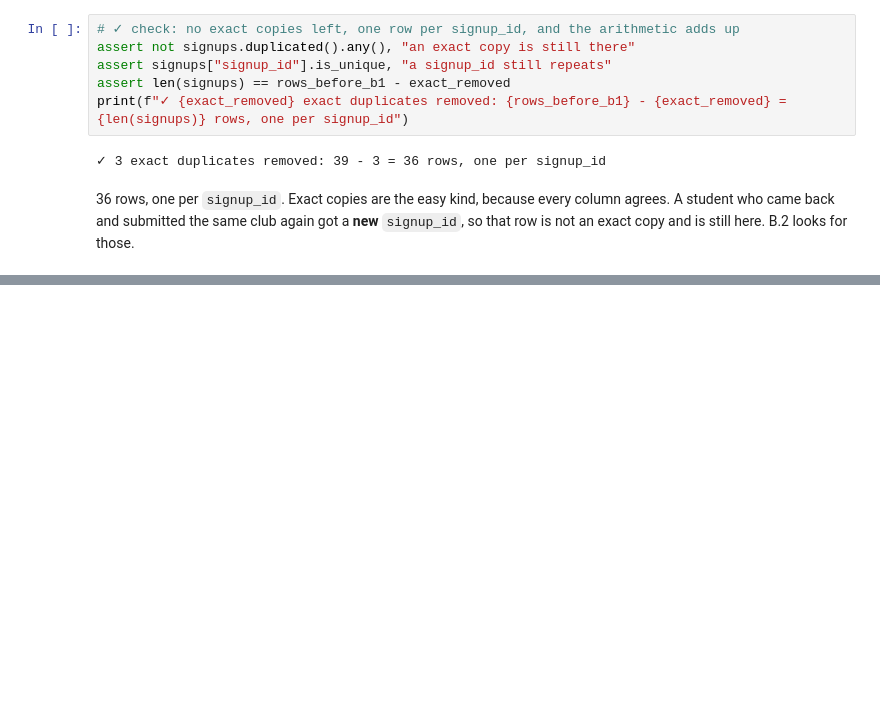
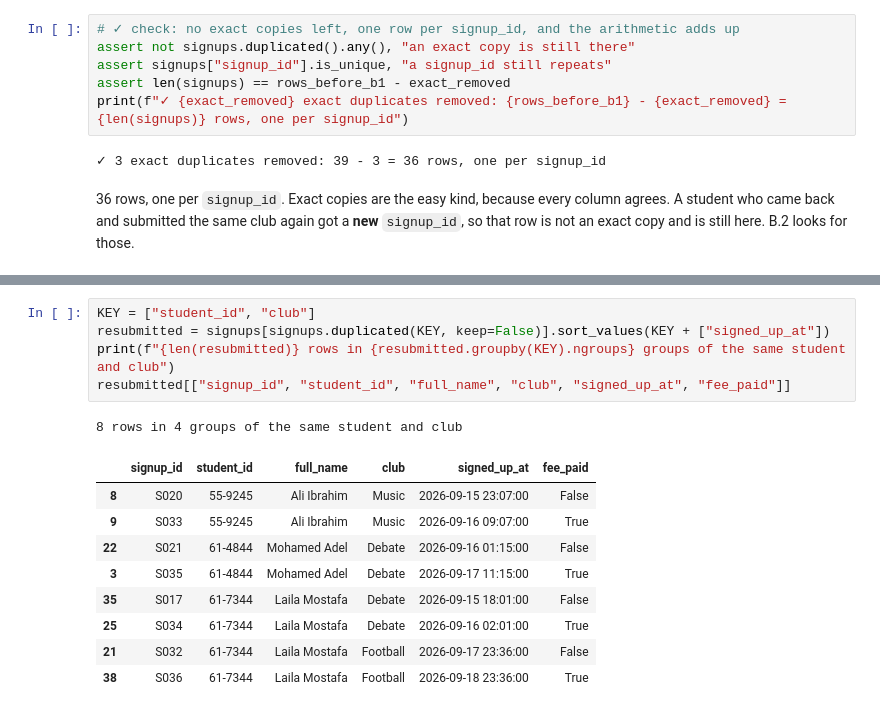
Before and after one commit to DanEhab/daniel-ehab_58-3825_MET-02_task1, a Jupyter notebook: task1.ipynb, the cells around one changed output, grey strips where cells are left out. Drawn from its saved outputs; the diff is of its cells as text; blank space fills up the shorter version.

Commit message:
Part B.2-B.3: keep the latest sign-up per student and club

```diff
--- a/task1.ipynb
+++ b/task1.ipynb
@@ -493,0 +500,16 @@ print(f"✓ {exact_removed} exact duplicates removed: {rows_before_b1} - {exact_
+# %%
+KEY = ["student_id", "club"]
+resubmitted = signups[signups.duplicated(KEY, keep=False)].sort_values(KEY + ["signed_up_at"])
+print(f"{len(resubmitted)} rows in {resubmitted.groupby(KEY).ngroups} groups of the same student and club")
+resubmitted[["signup_id", "student_id", "full_name", "club", "signed_up_at", "fee_paid"]]
+# %% [output]
+8 rows in 4 groups of the same student and club
+|  | signup_id | student_id | full_name | club | signed_up_at | fee_paid |
+| 8 | S020 | 55-9245 | Ali Ibrahim | Music | 2026-09-15 23:07:00 | False |
+| 9 | S033 | 55-9245 | Ali Ibrahim | Music | 2026-09-16 09:07:00 | True |
+| 22 | S021 | 61-4844 | Mohamed Adel | Debate | 2026-09-16 01:15:00 | False |
+| 3 | S035 | 61-4844 | Mohamed Adel | Debate | 2026-09-17 11:15:00 | True |
+| 35 | S017 | 61-7344 | Laila Mostafa | Debate | 2026-09-15 18:01:00 | False |
+| 25 | S034 | 61-7344 | Laila Mostafa | Debate | 2026-09-16 02:01:00 | True |
+| 21 | S032 | 61-7344 | Laila Mostafa | Football | 2026-09-17 23:36:00 | False |
+| 38 | S036 | 61-7344 | Laila Mostafa | Football | 2026-09-18 23:36:00 | True |
```
Also changed, not shown: parts of 9 cells of this notebook.
